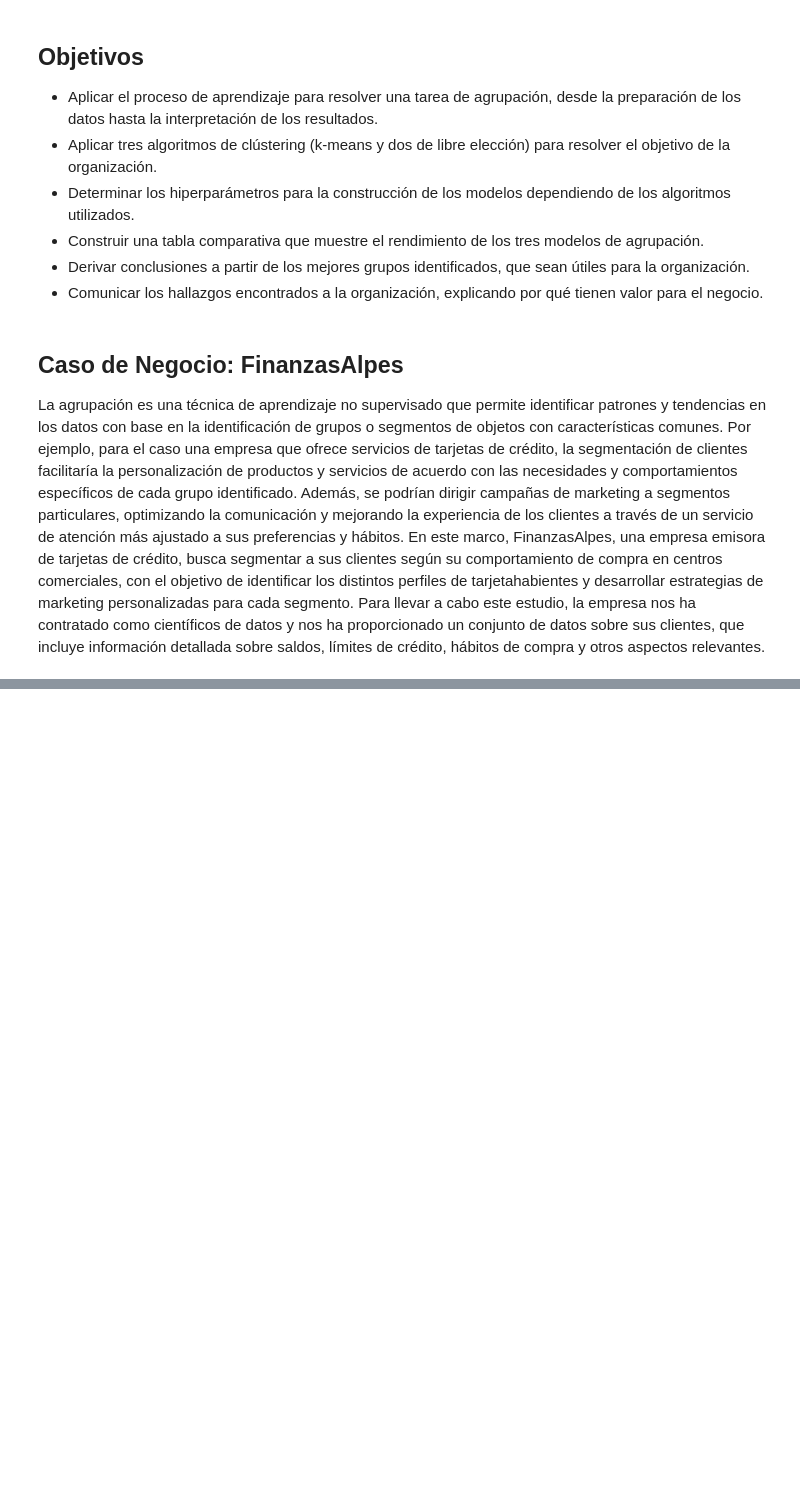
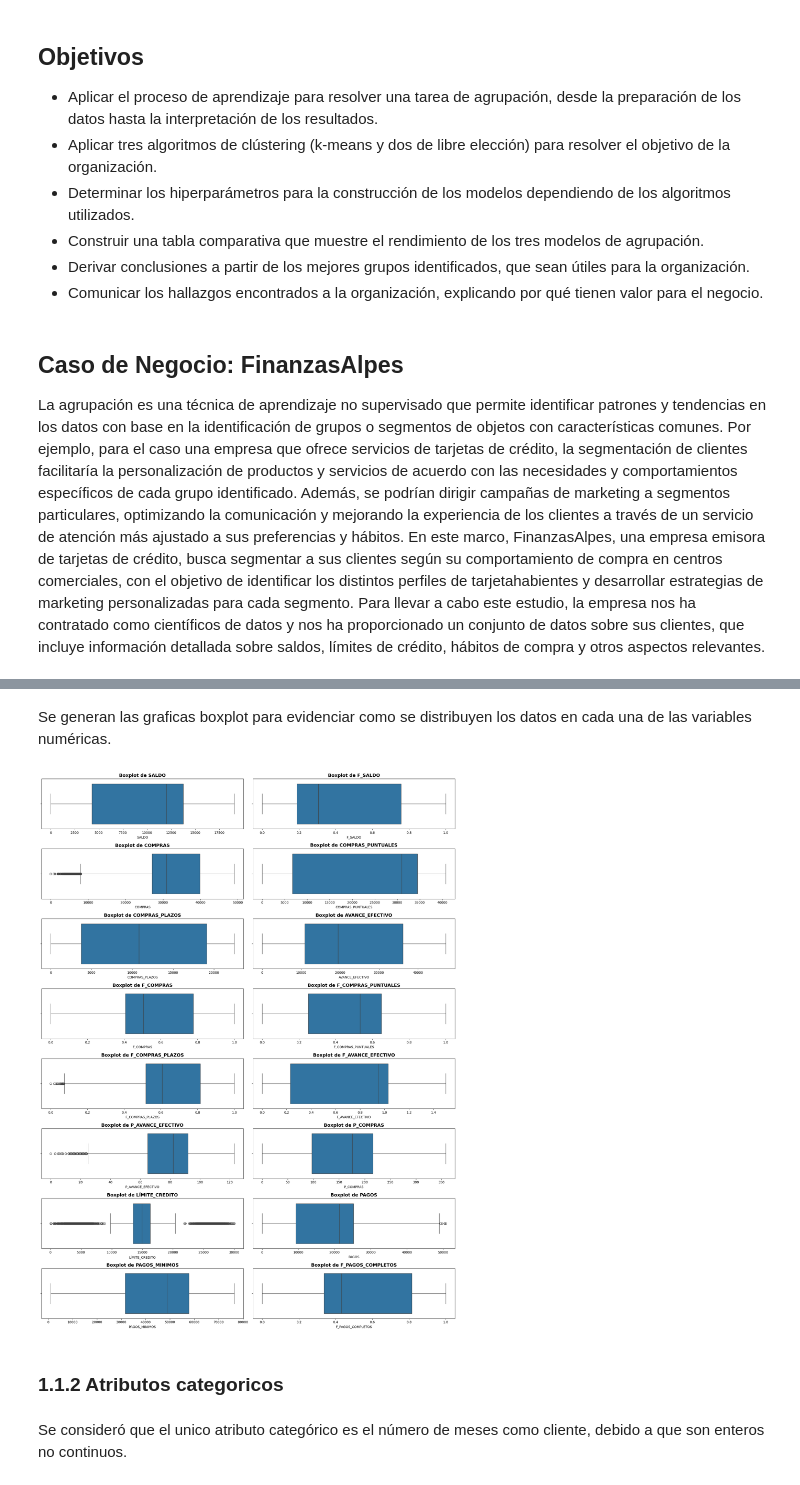
Before and after one commit to NataliaVillegasC/BI-Laboratorio2_Agrupacion, a Jupyter notebook: NataliaLab.ipynb, the cells around one changed output, grey strips where cells are left out. Drawn from its saved outputs; the diff is of its cells as text; code cells hidden in the pictures; blank space fills up the shorter version.

```diff
--- a/NataliaLab.ipynb
+++ b/NataliaLab.ipynb
@@ -42,0 +60,3 @@ Se trabaja con un conjunto de datos que contiene ### registros de clientes banca
+# %%
+df = pd.read_csv("202510_Laboratorio 2 - Agrupación_Customer_Data.csv", delimiter=";",encoding="latin1")
+df.head()
@@ -42,0 +132,7 @@ Se trabaja con un conjunto de datos que contiene ### registros de clientes banca
+# %%
+atributosNum = df.select_dtypes(include=[np.number]).columns
+
+# Se usa drop para eliminar la columna 'MESES_CLIENTE'
+atributosNum = atributosNum.drop('MESES_CLIENTE')
+
+pd.DataFrame(atributosNum, columns=['Atributos numéricos'])
@@ -42,0 +171,16 @@ Se trabaja con un conjunto de datos que contiene ### registros de clientes banca
+# %% [markdown]
+Se generan las graficas boxplot para evidenciar como se distribuyen los datos en cada una de las variables numéricas.
+# %%
+plt.figure(figsize=(18, 24))
+for i, col in enumerate(atributosNum, 1):
+    plt.subplot(8, 2, i)
+    sns.boxplot(x=df[col])
+    plt.title(f'Boxplot de {col}', fontsize=14, fontweight='bold')
+plt.tight_layout()
+plt.show()
+# %% [output]
+[figure, added]
+# %% [markdown]
+### 1.1.2 Atributos categoricos
+# %% [markdown]
+Se consideró que el unico atributo categórico es el número de meses como cliente, debido a que son enteros no continuos.
```
Also changed, not shown: parts of 33 cells of this notebook, 1 other file.
